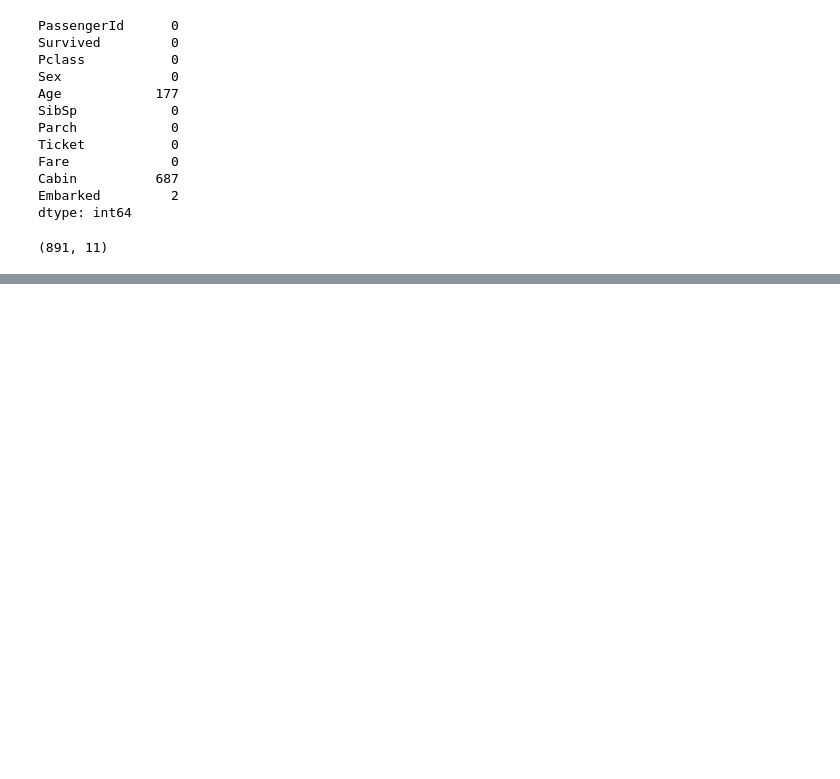
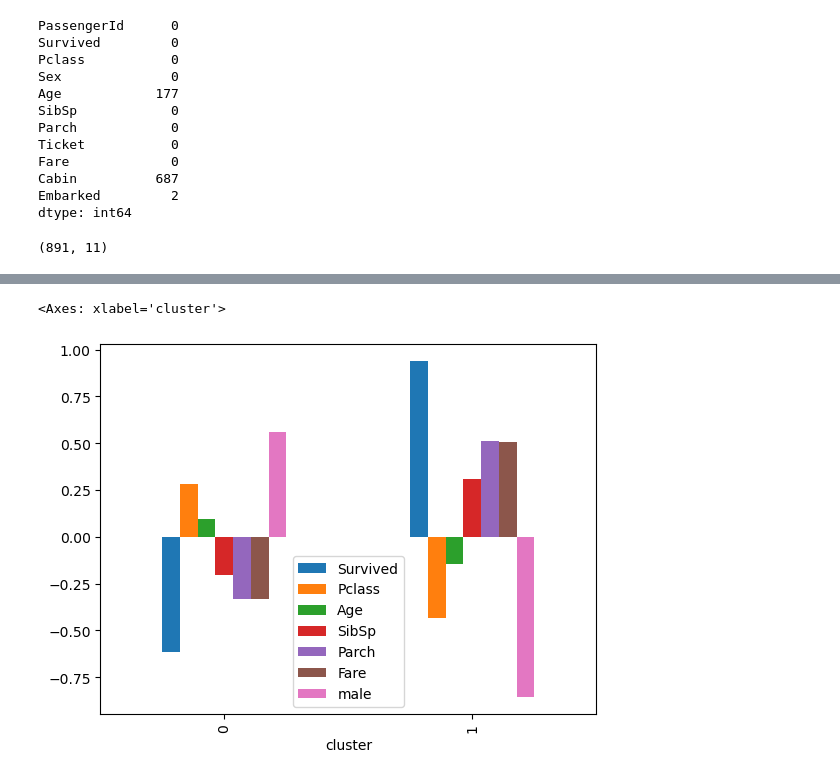
Before and after one commit to Udon-datascience/Python_machine_learning_study_log, a Jupyter notebook: study_based_on_textbook/codes（learning_analysis）/learning_analysis_22.ipynb, the cells around one changed output, grey strips where cells are left out. Cells and saved outputs as stored; diff of their text form; code cells hidden in the pictures; blank space fills up the shorter version.

Commit message:
complete study of clustering

```diff
--- a/study_based_on_textbook/codes（learning_analysis）/learning_analysis_22.ipynb
+++ b/study_based_on_textbook/codes（learning_analysis）/learning_analysis_22.ipynb
@@ -39,0 +71,12 @@ df=df.drop(['Sex'],axis=1)
+# %%
+#標準化
+from sklearn.preprocessing import StandardScaler
+sc=StandardScaler()
+sc_df=sc.fit_transform(df)
+sc_df=pd.DataFrame(sc_df)
+sc_df.columns=df.columns
+# %%
+from sklearn.cluster import KMeans
+model=KMeans(n_clusters=2,random_state=0)
+model.fit(sc_df)
+sc_df['cluster']=model.labels_
@@ -39,0 +92,6 @@ df=df.drop(['Sex'],axis=1)
+# %%
+cluster_mean=sc_df.groupby('cluster').mean()
+cluster_mean.plot(kind='bar')
+# %% [output]
+<Axes: xlabel='cluster'>
+[figure, added]
```
Also changed, not shown: parts of 5 cells of this notebook.
